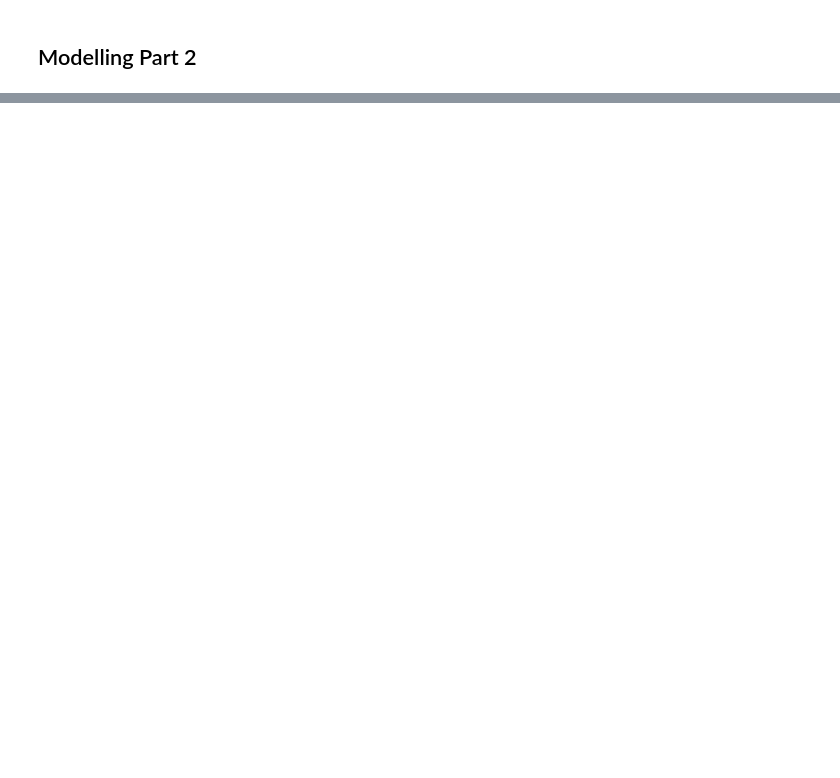
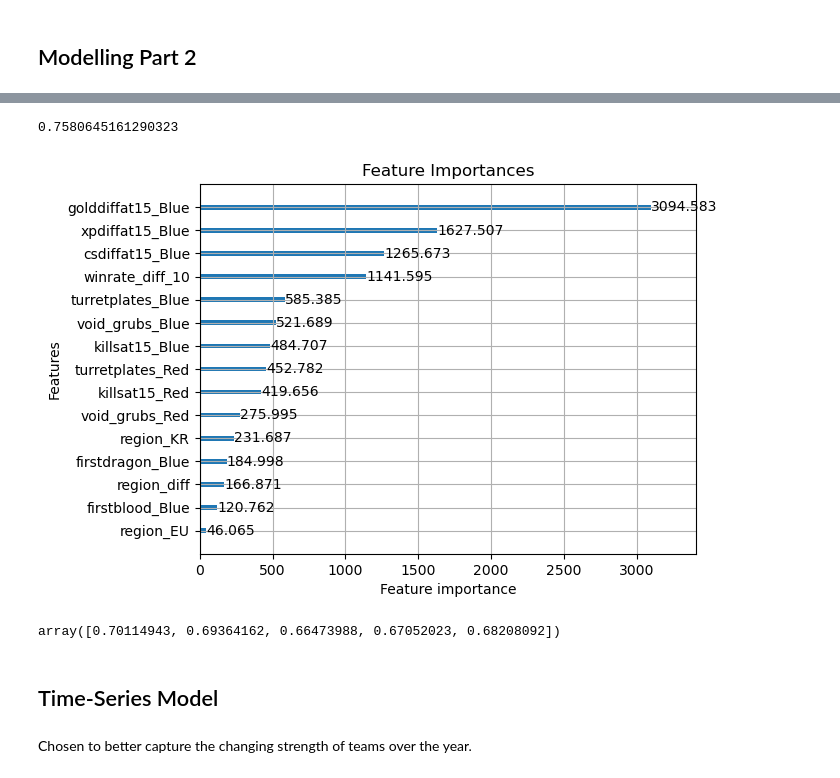
Before and after one commit to Crrisp/lol-esports-prediction-model, a Jupyter notebook: notebooks/Main.ipynb, the cells around one changed output, grey strips where cells are left out. Drawn from its saved outputs; the diff is of its cells as text; code cells hidden in the pictures; blank space fills up the shorter version.

```diff
--- a/notebooks/Main.ipynb
+++ b/notebooks/Main.ipynb
@@ -643,4 +612,5 @@ df_combined_6['scaling_diff'] = df_combined_6['scaling_Blue'] - df_combined_6['s
 # %%
-df_combined_6 = df_combined_6.drop(columns=['scaling_Blue', 'scaling_Red'])
+df_combined_8 = df_combined_7.drop(columns=['pick1_Blue', 'pick1_Red', 'pick2_Blue', 'pick2_Red', 'pick3_Blue', 'pick3_Red', 'pick4_Blue',
+                                            'pick4_Red', 'pick5_Blue', 'pick5_Red', 'gamelength_Blue'])
 # %% [markdown]
 ## Modelling Part 2
@@ -666,0 +617,22 @@ sorted(scaling_dict.items(), key=lambda item: item[1])
+# %%
+encoded_df_2 = pd.get_dummies(df_combined_8, columns=['region'], drop_first=True, dtype=int)
+# %%
+X = encoded_df_2.drop(columns=['result_Blue', 'date_Blue', 'teamname_Blue', 'teamname_Red'])
+y = encoded_df_2['result_Blue']
+
+X_train, X_test, y_train, y_test = train_test_split(X, y, test_size=0.3, random_state=42, stratify=y)
+# %%
+lgbm = lgb.LGBMClassifier(
+    n_estimators=200,
+    learning_rate=0.05,
+    num_leaves=31,
+    random_state=42,
+    n_jobs=-1
+)
+
+lgbm.fit(X_train, y_train, eval_set=[(X_test, y_test)], eval_metric='auc')
+
+y_pred_lgbm = lgbm.predict(X_test)
+y_prob_lgbm = lgbm.predict_proba(X_test)[:, 1]
+
+get_results(y_test, y_pred_lgbm, y_prob_lgbm)
@@ -666,0 +692,20 @@ sorted(scaling_dict.items(), key=lambda item: item[1])
+# %%
+rs_lgbm.score(X_test, y_test)
+# %% [output]
+0.7580645161290323
+# %%
+lgb.plot_importance(lgbm, max_num_features=15, importance_type='gain')
+plt.title("Feature Importances")
+plt.show()
+# %% [output]
+[figure, added]
+# %%
+scores = cross_val_score(best_rs_lgbm, X_train, y_train, cv=5, scoring='accuracy')
+sum(scores) / len(scores)
+scores
+# %% [output]
+array([0.70114943, 0.69364162, 0.66473988, 0.67052023, 0.68208092])
+# %% [markdown]
+## Time-Series Model
+# %% [markdown]
+Chosen to better capture the changing strength of teams over the year.
```
Also changed, not shown: parts of 62 cells of this notebook.
